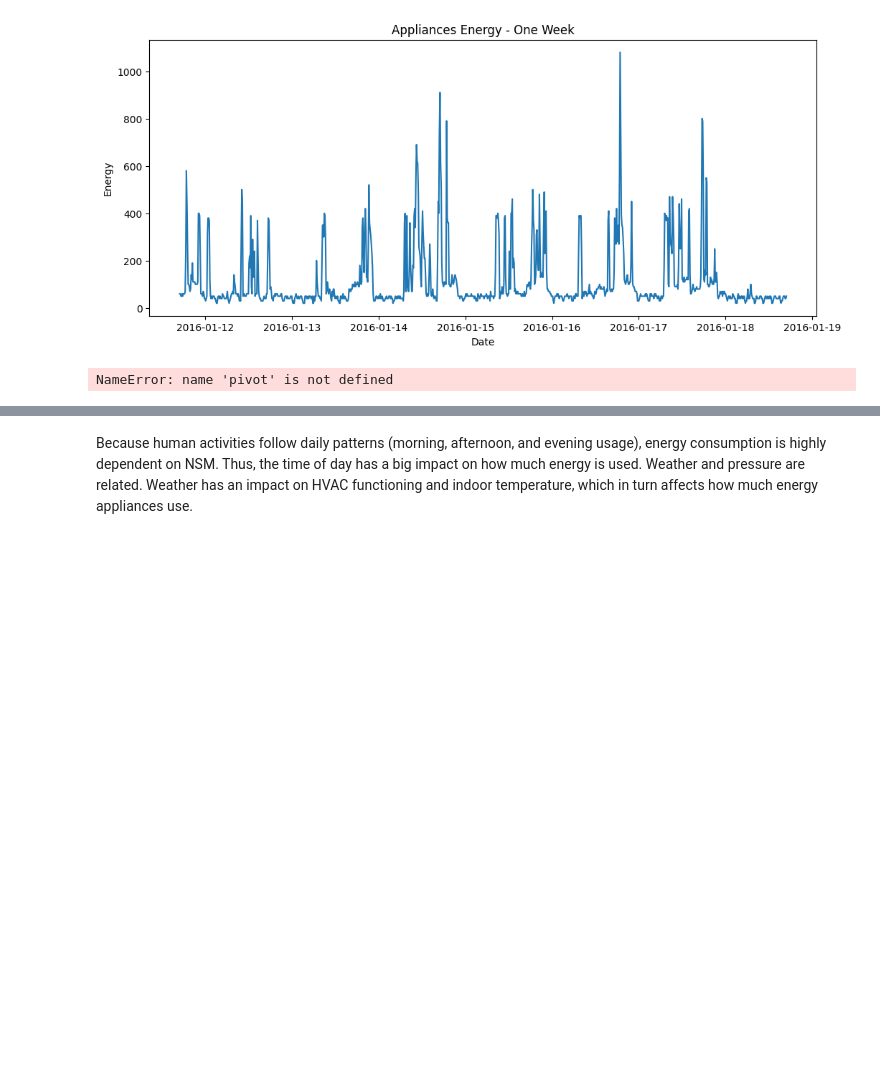
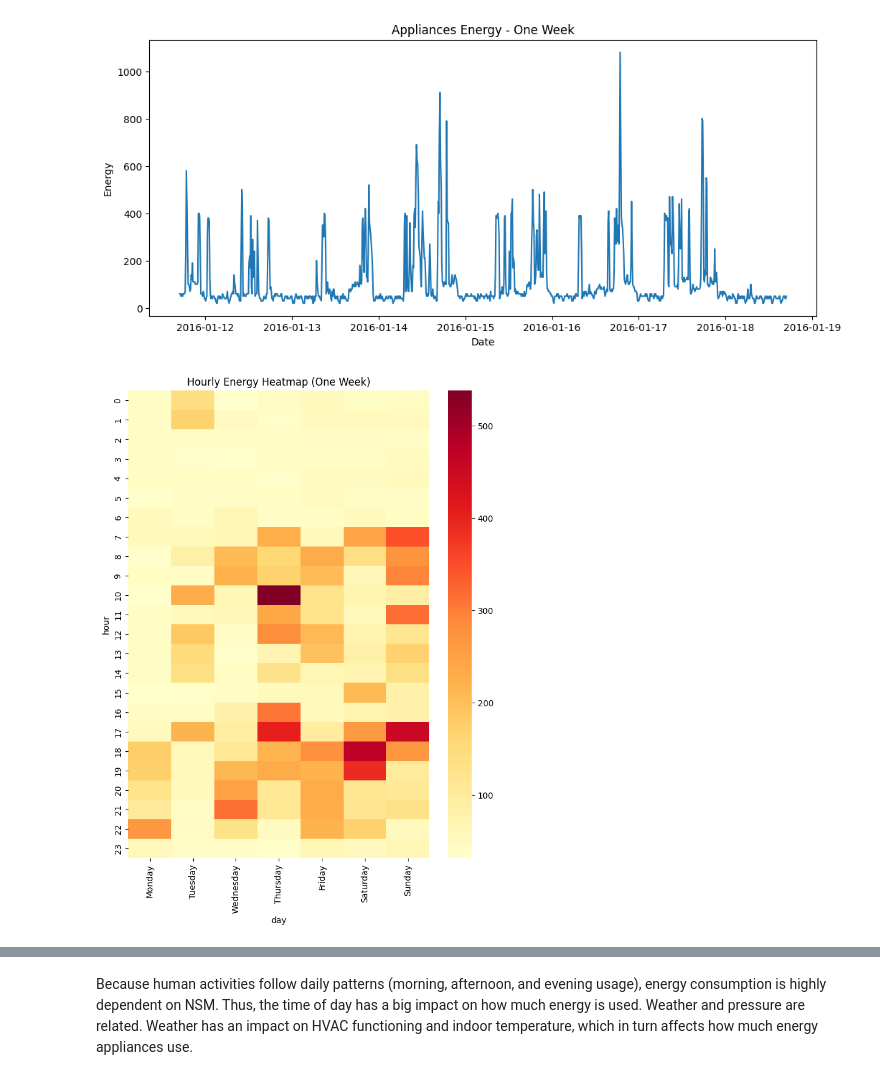
Before and after one commit to ali-farshad/Homework1-ME5920, a Jupyter notebook: 2_2.ipynb, the cells around one changed output, grey strips where cells are left out. Saved outputs shown, nothing was run; the diff lists cells and outputs as text; code cells hidden in the pictures; blank space fills up the shorter version.

```diff
--- a/2_2.ipynb
+++ b/2_2.ipynb
@@ -44,18 +44,18 @@ plt.show()
 # %%
 one_week = one_week.copy()
 one_week['hour'] = one_week['date'].dt.hour
 one_week['day'] = one_week['date'].dt.day_name()
 
 hourly = one_week.groupby(['day','hour'])['Appliances'].mean().reset_index()
-
+pivot = hourly.pivot(index='hour', columns='day', values='Appliances')
 pivot = pivot[['Monday','Tuesday','Wednesday','Thursday','Friday','Saturday','Sunday']]
 
 plt.figure(figsize=(8,10))
 sns.heatmap(pivot, cmap="YlOrRd")
 plt.title("Hourly Energy Heatmap (One Week)")
 plt.show()
 # %% [output]
-NameError: name 'pivot' is not defined
+[figure, added]
 # %%
 plt.figure()
 plt.hist(df['Appliances'], bins=30)
```
Also changed, not shown: parts of 3 cells of this notebook.
